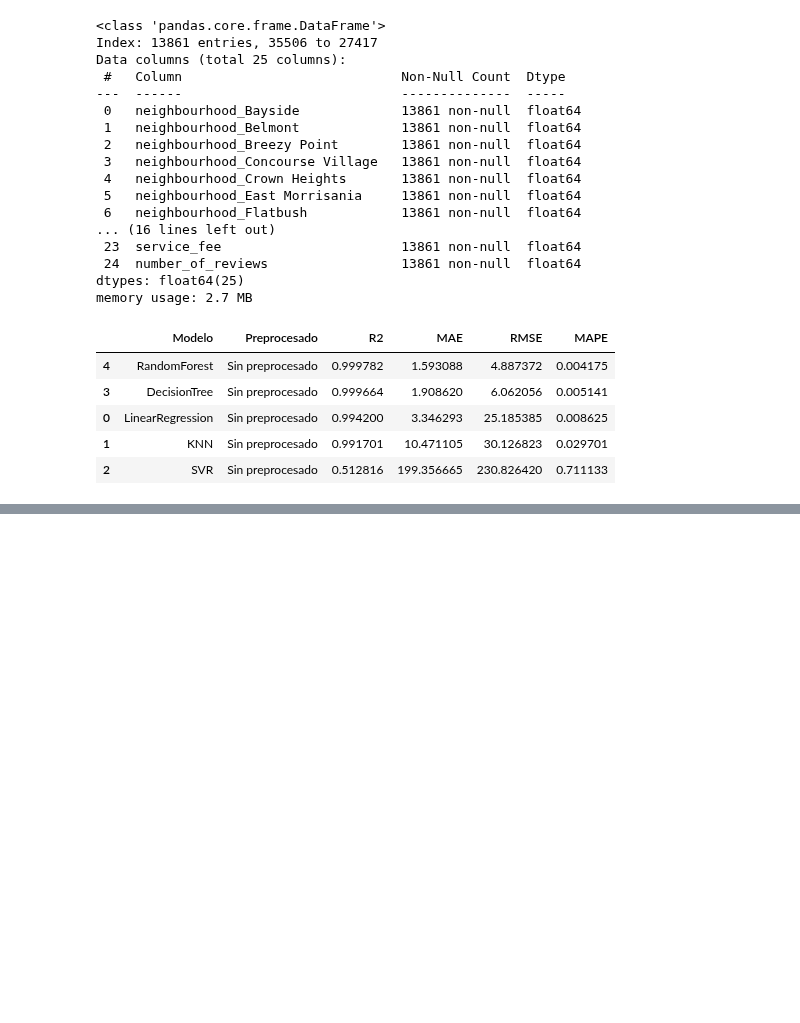
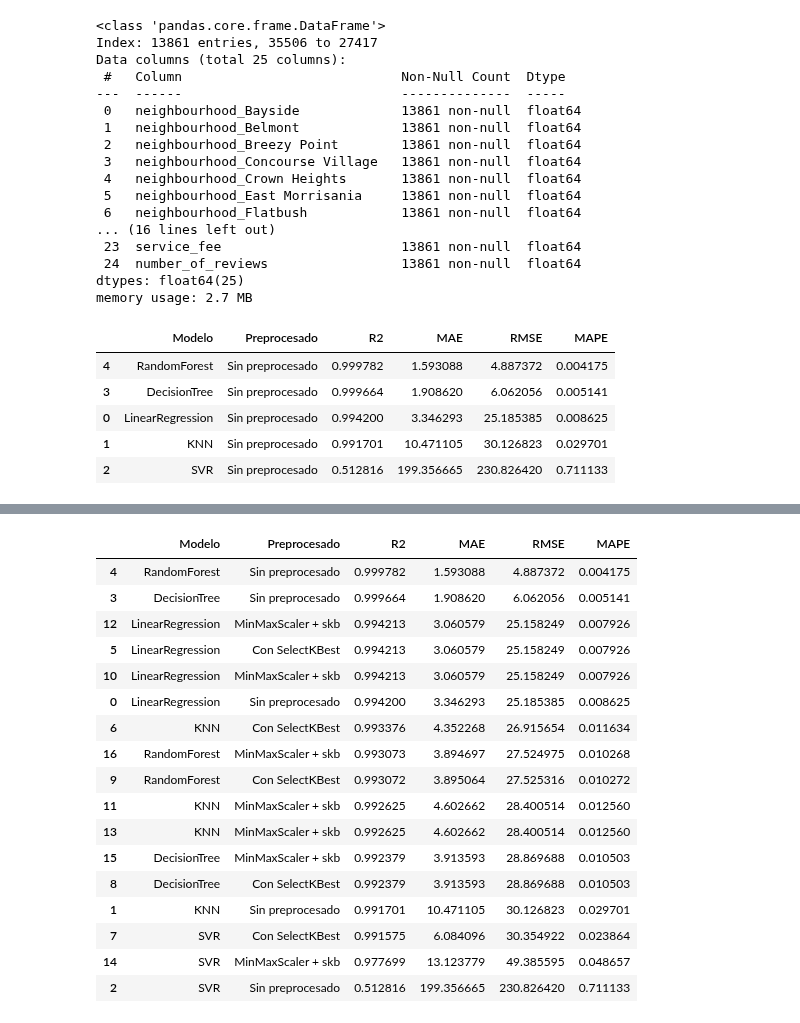
Before and after one commit to ceciorosco/Cecilia-Repositorio, a Jupyter notebook: Modulo 5/m5_ceci.ipynb, the cells around one changed output, grey strips where cells are left out. Drawn from its saved outputs; the diff is of its cells as text; code cells hidden in the pictures; blank space fills up the shorter version.

```diff
--- a/Modulo 5/m5_ceci.ipynb
+++ b/Modulo 5/m5_ceci.ipynb
@@ -429,0 +412,6 @@ calculate('Con SelectKBest', X_train_skb, X_test_skb, y_train, y_test)
+# %%
+scaler = MinMaxScaler()
+X_train_scaled = scaler.fit_transform(X_train_skb)
+X_test_scaled = scaler.transform(X_test_skb)
+X_train_scaled = pd.DataFrame(X_train_scaled, columns=X_train_skb.columns)
+X_test_scaled = pd.DataFrame(X_test_scaled, columns=X_train_skb.columns)
@@ -430 +432,22 @@ calculate('Con SelectKBest', X_train_skb, X_test_skb, y_train, y_test)
+# %%
+calculate('MinMaxScaler + skb', X_train_scaled, X_test_scaled, y_train, y_test)
+# %% [output]
+|  | Modelo | Preprocesado | R2 | MAE | RMSE | MAPE |
+| 4 | RandomForest | Sin preprocesado | 0.999782 | 1.593088 | 4.887372 | 0.004175 |
+| 3 | DecisionTree | Sin preprocesado | 0.999664 | 1.908620 | 6.062056 | 0.005141 |
+| 12 | LinearRegression | MinMaxScaler + skb | 0.994213 | 3.060579 | 25.158249 | 0.007926 |
+| 5 | LinearRegression | Con SelectKBest | 0.994213 | 3.060579 | 25.158249 | 0.007926 |
+| 10 | LinearRegression | MinMaxScaler + skb | 0.994213 | 3.060579 | 25.158249 | 0.007926 |
+| 0 | LinearRegression | Sin preprocesado | 0.994200 | 3.346293 | 25.185385 | 0.008625 |
+| 6 | KNN | Con SelectKBest | 0.993376 | 4.352268 | 26.915654 | 0.011634 |
+| 16 | RandomForest | MinMaxScaler + skb | 0.993073 | 3.894697 | 27.524975 | 0.010268 |
+| 9 | RandomForest | Con SelectKBest | 0.993072 | 3.895064 | 27.525316 | 0.010272 |
+| 11 | KNN | MinMaxScaler + skb | 0.992625 | 4.602662 | 28.400514 | 0.012560 |
+| 13 | KNN | MinMaxScaler + skb | 0.992625 | 4.602662 | 28.400514 | 0.012560 |
+| 15 | DecisionTree | MinMaxScaler + skb | 0.992379 | 3.913593 | 28.869688 | 0.010503 |
+| 8 | DecisionTree | Con SelectKBest | 0.992379 | 3.913593 | 28.869688 | 0.010503 |
+| 1 | KNN | Sin preprocesado | 0.991701 | 10.471105 | 30.126823 | 0.029701 |
+| 7 | SVR | Con SelectKBest | 0.991575 | 6.084096 | 30.354922 | 0.023864 |
+| 14 | SVR | MinMaxScaler + skb | 0.977699 | 13.123779 | 49.385595 | 0.048657 |
+| 2 | SVR | Sin preprocesado | 0.512816 | 199.356665 | 230.826420 | 0.711133 |
 # %%
```
Also changed, not shown: parts of 11 cells of this notebook, 4 other files.
